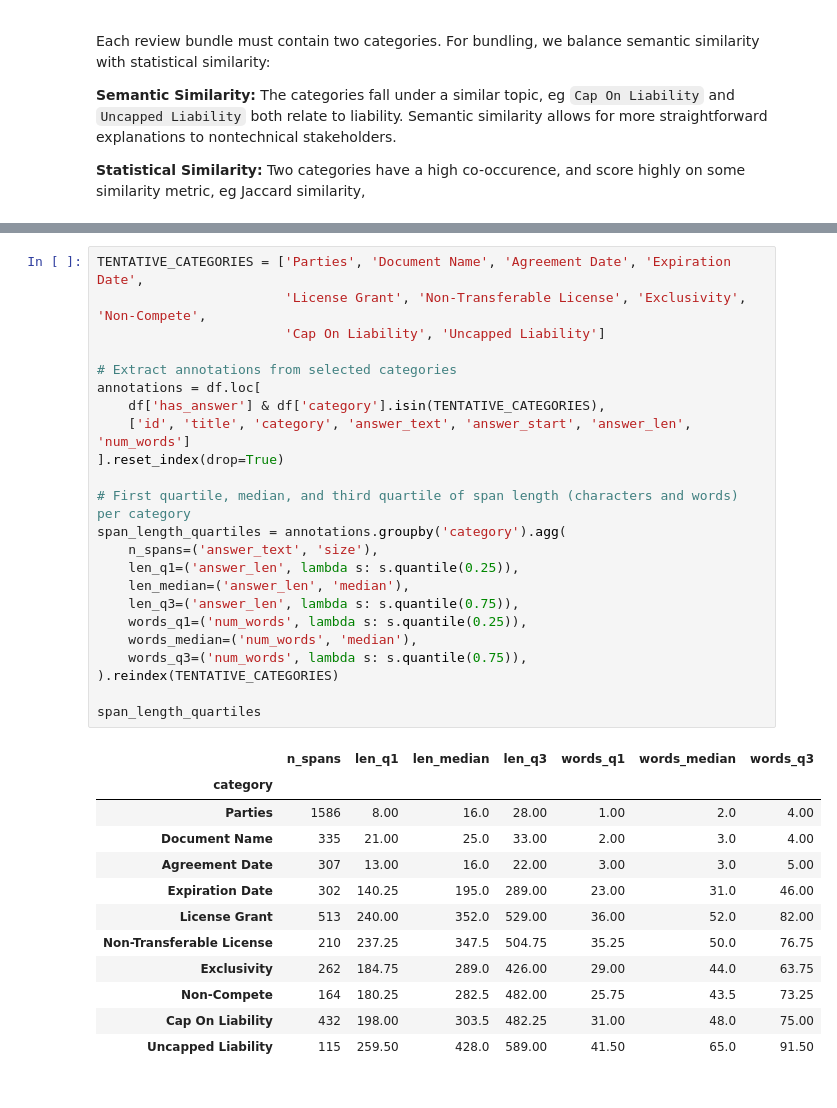
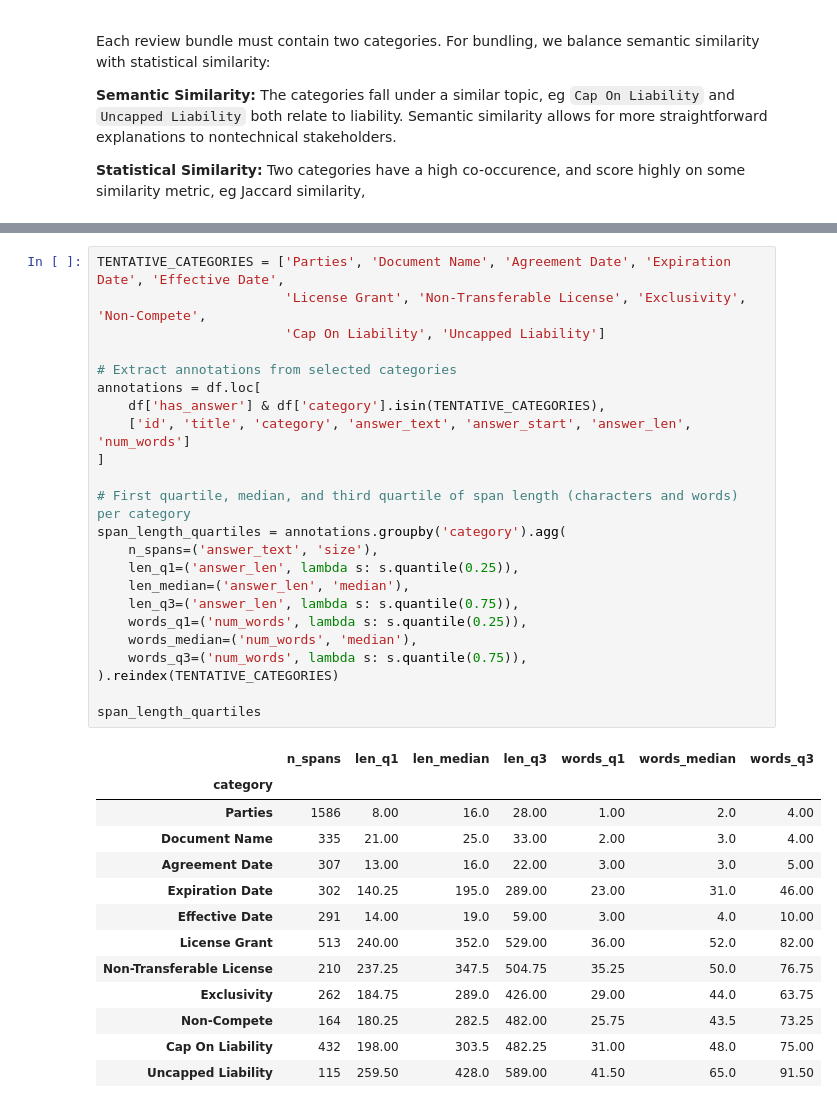
Before and after one commit to Break-Through-Tech/Accenture-1D-contract-review-challenge, a Jupyter notebook: notebooks/review_bundles.ipynb, the cells around one changed output, grey strips where cells are left out. Saved outputs shown, nothing was run; the diff lists cells and outputs as text.

```diff
--- a/notebooks/review_bundles.ipynb
+++ b/notebooks/review_bundles.ipynb
@@ -305,33 +312,34 @@ Positive source-text excerpts are representative annotated spans that answer the
 # %%
-TENTATIVE_CATEGORIES = ['Parties', 'Document Name', 'Agreement Date', 'Expiration Date',
+TENTATIVE_CATEGORIES = ['Parties', 'Document Name', 'Agreement Date', 'Expiration Date', 'Effective Date',
                         'License Grant', 'Non-Transferable License', 'Exclusivity', 'Non-Compete',
                         'Cap On Liability', 'Uncapped Liability']
 
 # Extract annotations from selected categories
 annotations = df.loc[
     df['has_answer'] & df['category'].isin(TENTATIVE_CATEGORIES),
     ['id', 'title', 'category', 'answer_text', 'answer_start', 'answer_len', 'num_words']
-].reset_index(drop=True)
+]
 
 # First quartile, median, and third quartile of span length (characters and words) per category
 span_length_quartiles = annotations.groupby('category').agg(
     n_spans=('answer_text', 'size'),
     len_q1=('answer_len', lambda s: s.quantile(0.25)),
     len_median=('answer_len', 'median'),
     len_q3=('answer_len', lambda s: s.quantile(0.75)),
     words_q1=('num_words', lambda s: s.quantile(0.25)),
     words_median=('num_words', 'median'),
     words_q3=('num_words', lambda s: s.quantile(0.75)),
 ).reindex(TENTATIVE_CATEGORIES)
 
 span_length_quartiles
 # %% [output]
 |  | n_spans | len_q1 | len_median | len_q3 | words_q1 | words_median | words_q3 |
 | category |  |  |  |  |  |  |  |
 | Parties | 1586 | 8.00 | 16.0 | 28.00 | 1.00 | 2.0 | 4.00 |
 | Document Name | 335 | 21.00 | 25.0 | 33.00 | 2.00 | 3.0 | 4.00 |
 | Agreement Date | 307 | 13.00 | 16.0 | 22.00 | 3.00 | 3.0 | 5.00 |
 | Expiration Date | 302 | 140.25 | 195.0 | 289.00 | 23.00 | 31.0 | 46.00 |
+| Effective Date | 291 | 14.00 | 19.0 | 59.00 | 3.00 | 4.0 | 10.00 |
 | License Grant | 513 | 240.00 | 352.0 | 529.00 | 36.00 | 52.0 | 82.00 |
 | Non-Transferable License | 210 | 237.25 | 347.5 | 504.75 | 35.25 | 50.0 | 76.75 |
 | Exclusivity | 262 | 184.75 | 289.0 | 426.00 | 29.00 | 44.0 | 63.75 |
```
Also changed, not shown: parts of 22 cells of this notebook, 1 other file.
